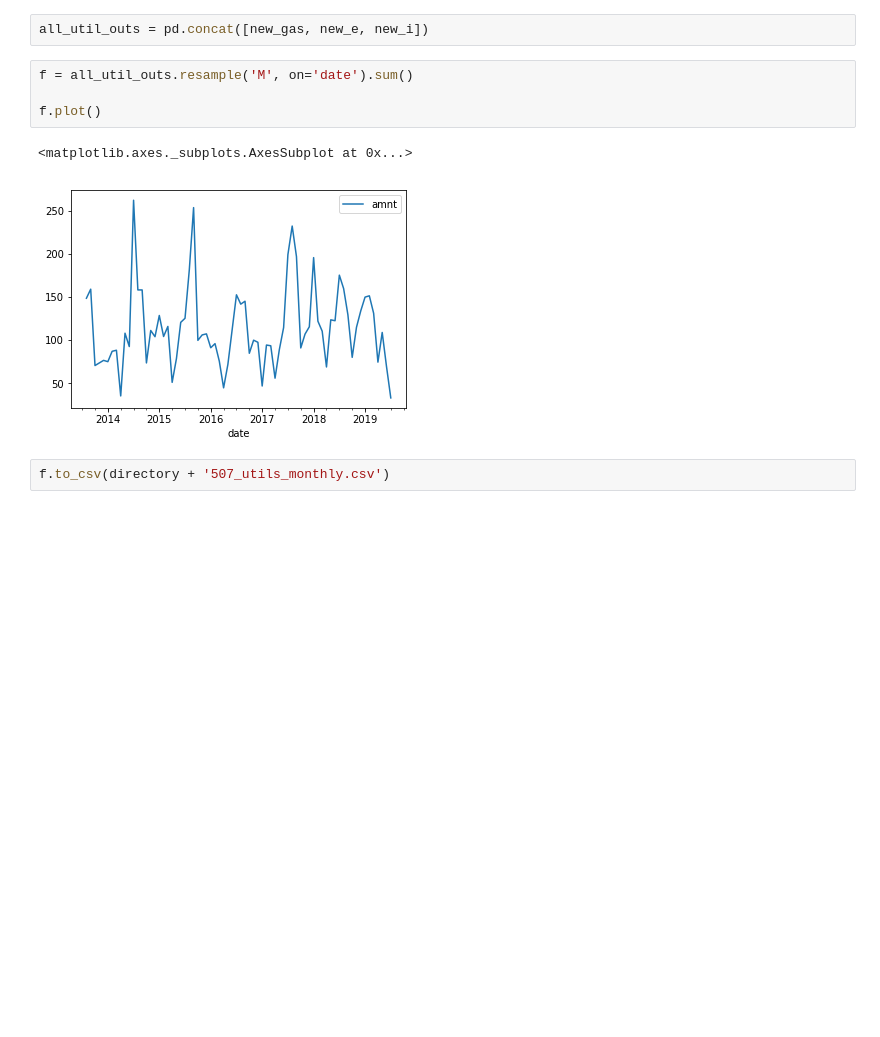
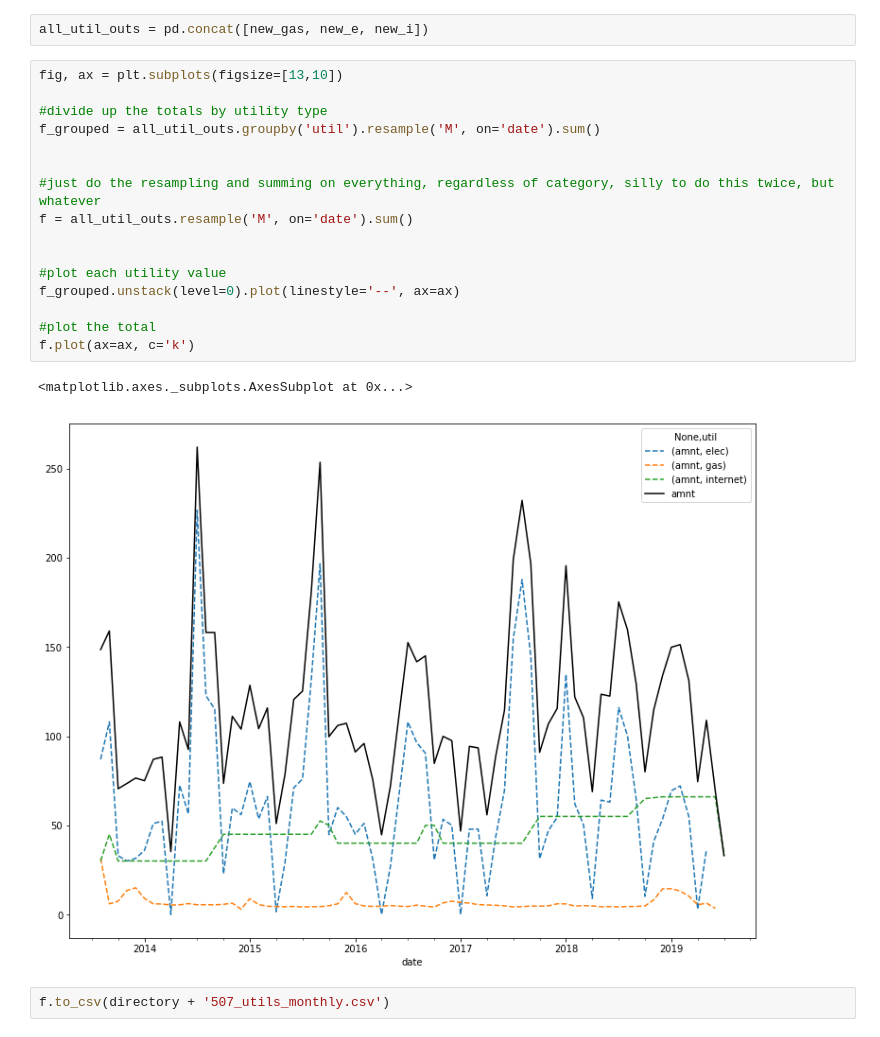
Before and after one commit to geezerbriefs/xpspython, a Jupyter notebook: personal/finance/507utils_monthly_tracker.ipynb, the cells around one changed output. Drawn from its saved outputs; the diff is of its cells as text; blank space fills up the shorter version.

```diff
--- a/personal/finance/507utils_monthly_tracker.ipynb
+++ b/personal/finance/507utils_monthly_tracker.ipynb
@@ -184,12 +186,24 @@ new_i
 ### stick all together
 # %%
 all_util_outs = pd.concat([new_gas, new_e, new_i])
-# %%
-f = all_util_outs.resample('M', on='date').sum()
-
-f.plot()
-# %% [output]
-<matplotlib.axes._subplots.AxesSubplot at 0x...>
-[figure, removed]
+# %%
+fig, ax = plt.subplots(figsize=[13,10])
+
+#divide up the totals by utility type
+f_grouped = all_util_outs.groupby('util').resample('M', on='date').sum()
+
+
+#just do the resampling and summing on everything, regardless of category, silly to do this twice, but whatever
+f = all_util_outs.resample('M', on='date').sum()
+
+
+#plot each utility value
+f_grouped.unstack(level=0).plot(linestyle='--', ax=ax)
+
+#plot the total
+f.plot(ax=ax, c='k')
+# %% [output]
+<matplotlib.axes._subplots.AxesSubplot at 0x...>
+[figure, added]
 # %%
 f.to_csv(directory + '507_utils_monthly.csv')
```
Also changed, not shown: parts of 1 cell of this notebook, 1 other file.
